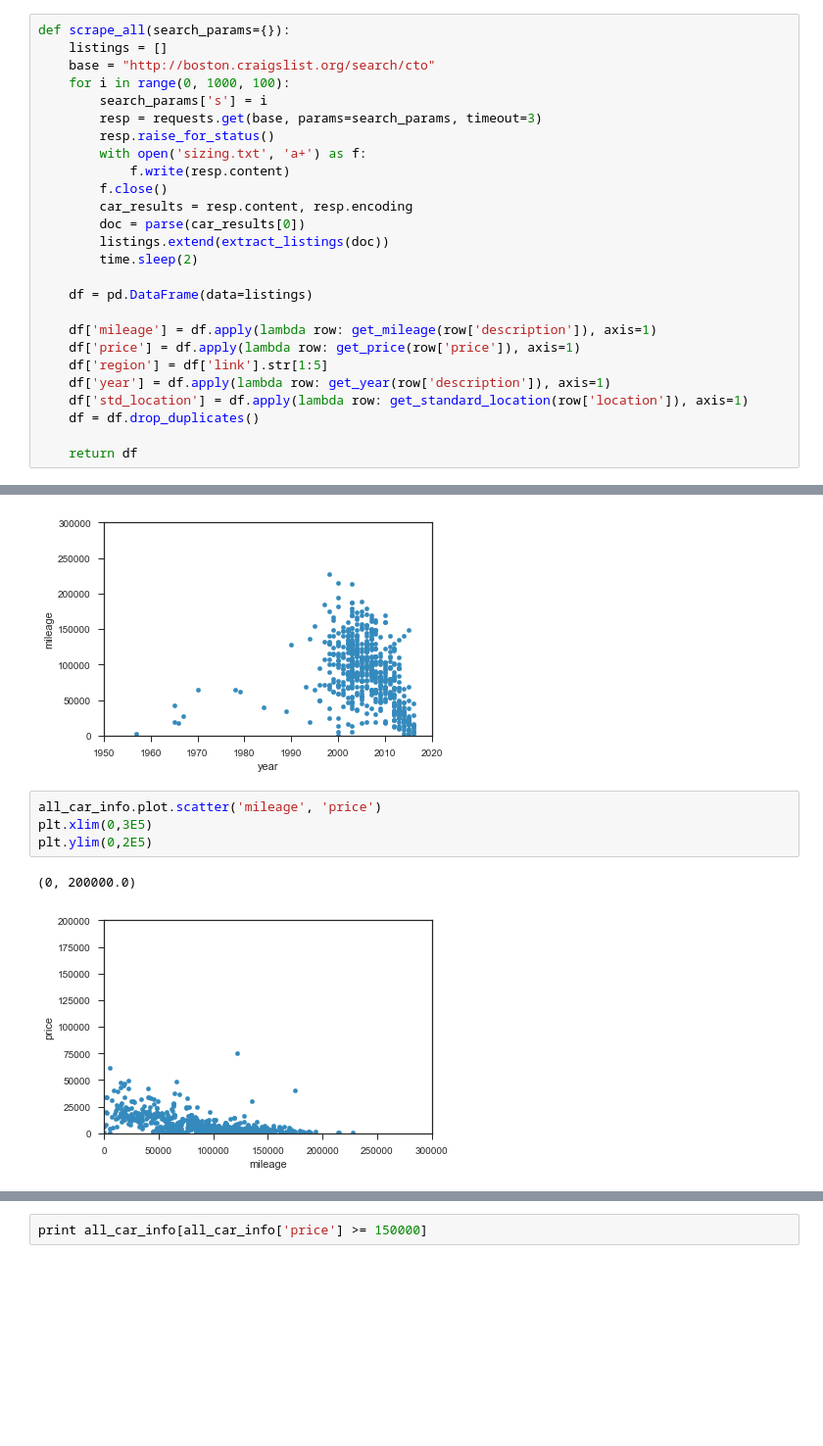
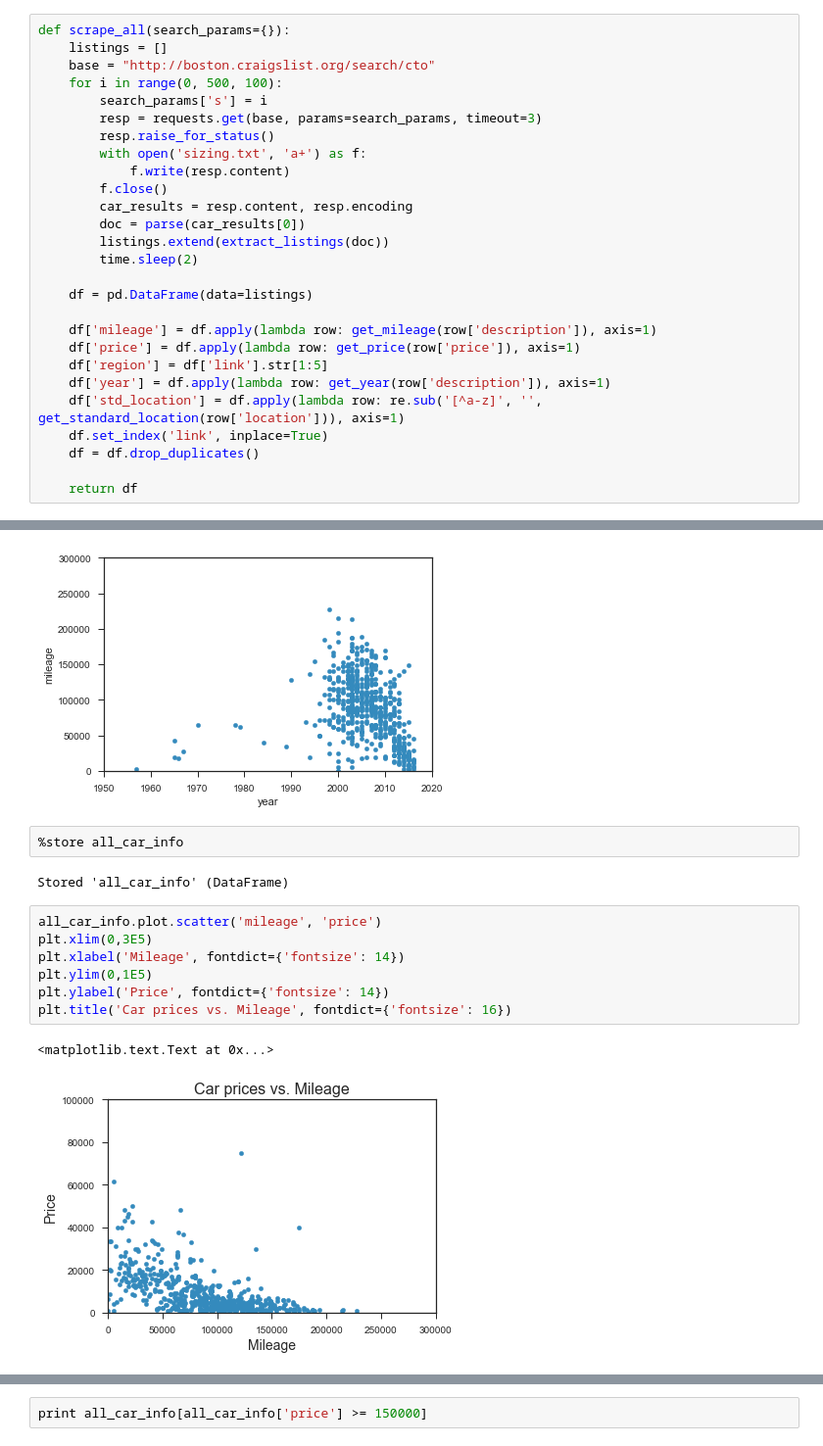
Before and after one commit to bslakman/Cars, a Jupyter notebook: Craigslist.ipynb, the cells around one changed output, grey strips where cells are left out. Shown: that part at 98% size. Cells and saved outputs as stored; diff of their text form; blank space fills up the shorter version.

```diff
--- a/Craigslist.ipynb
+++ b/Craigslist.ipynb
@@ -99,7 +99,7 @@ def get_price(price):
 def scrape_all(search_params={}):
     listings = []
     base = "http://boston.craigslist.org/search/cto"
-    for i in range(0, 1000, 100):
+    for i in range(0, 500, 100):
         search_params['s'] = i
         resp = requests.get(base, params=search_params, timeout=3)
         resp.raise_for_status()
@@ -117,7 +117,8 @@ def scrape_all(search_params={}):
     df['price'] = df.apply(lambda row: get_price(row['price']), axis=1)
     df['region'] = df['link'].str[1:5]
     df['year'] = df.apply(lambda row: get_year(row['description']), axis=1)
-    df['std_location'] = df.apply(lambda row: get_standard_location(row['location']), axis=1)
+    df['std_location'] = df.apply(lambda row: re.sub('[^a-z]', '', get_standard_location(row['location'])), axis=1)
+    df.set_index('link', inplace=True)
     df = df.drop_duplicates()
 
     return df
@@ -198,13 +199,20 @@ plt.xlim(1950,)
 # %% [output]
 (1950, 2020.0073466988508)
 [figure]
+# %%
+%store all_car_info
+# %% [output]
+Stored 'all_car_info' (DataFrame)
 # %%
 all_car_info.plot.scatter('mileage', 'price')
 plt.xlim(0,3E5)
-plt.ylim(0,2E5)
+plt.xlabel('Mileage', fontdict={'fontsize': 14})
+plt.ylim(0,1E5)
+plt.ylabel('Price', fontdict={'fontsize': 14})
+plt.title('Car prices vs. Mileage', fontdict={'fontsize': 16})
 # %% [output]
-(0, 200000.0)
+<matplotlib.text.Text at 0x...>
-[figure, old version]
+[figure, new version]
 # %%
 all_car_info.plot.scatter('year', 'price')
 plt.ylim(0,2E5)
```
Also changed, not shown: parts of 28 cells of this notebook, 1 other file.
